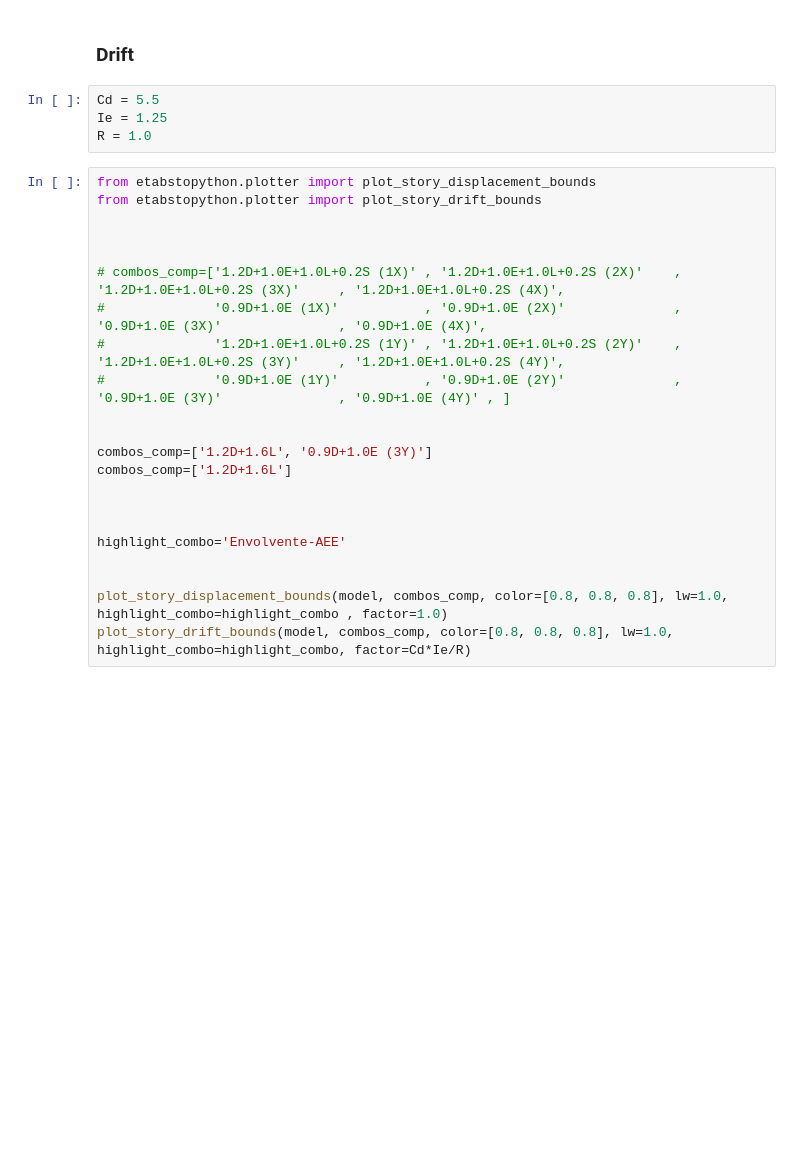
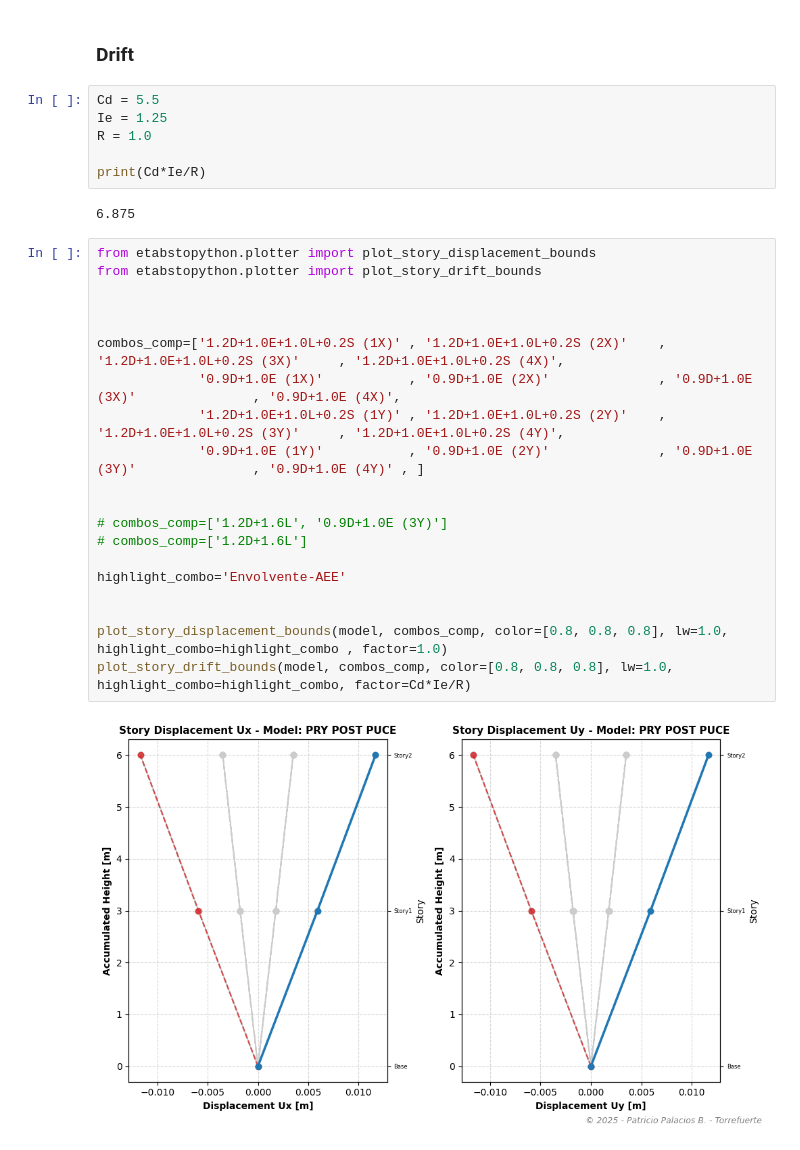
Before and after one commit to ppalacios92/EtabsToPython, a Jupyter notebook: examples/Ex01.ipynb, the cells around one changed output. Saved outputs shown, nothing was run; the diff lists cells and outputs as text; blank space fills up the shorter version.

```diff
--- a/examples/Ex01.ipynb
+++ b/examples/Ex01.ipynb
@@ -38,25 +41,29 @@ plot_structure_3d(model)
 Cd = 5.5
 Ie = 1.25
 R = 1.0
+
+print(Cd*Ie/R)
+# %% [output]
+6.875
 # %%
 from etabstopython.plotter import plot_story_displacement_bounds
 from etabstopython.plotter import plot_story_drift_bounds
 
 
 
-# combos_comp=['1.2D+1.0E+1.0L+0.2S (1X)' , '1.2D+1.0E+1.0L+0.2S (2X)'    , '1.2D+1.0E+1.0L+0.2S (3X)'     , '1.2D+1.0E+1.0L+0.2S (4X)',
-#              '0.9D+1.0E (1X)'           , '0.9D+1.0E (2X)'              , '0.9D+1.0E (3X)'               , '0.9D+1.0E (4X)',
-#              '1.2D+1.0E+1.0L+0.2S (1Y)' , '1.2D+1.0E+1.0L+0.2S (2Y)'    , '1.2D+1.0E+1.0L+0.2S (3Y)'     , '1.2D+1.0E+1.0L+0.2S (4Y)',
-#              '0.9D+1.0E (1Y)'           , '0.9D+1.0E (2Y)'              , '0.9D+1.0E (3Y)'               , '0.9D+1.0E (4Y)' , ]
+combos_comp=['1.2D+1.0E+1.0L+0.2S (1X)' , '1.2D+1.0E+1.0L+0.2S (2X)'    , '1.2D+1.0E+1.0L+0.2S (3X)'     , '1.2D+1.0E+1.0L+0.2S (4X)',
+             '0.9D+1.0E (1X)'           , '0.9D+1.0E (2X)'              , '0.9D+1.0E (3X)'               , '0.9D+1.0E (4X)',
+             '1.2D+1.0E+1.0L+0.2S (1Y)' , '1.2D+1.0E+1.0L+0.2S (2Y)'    , '1.2D+1.0E+1.0L+0.2S (3Y)'     , '1.2D+1.0E+1.0L+0.2S (4Y)',
+             '0.9D+1.0E (1Y)'           , '0.9D+1.0E (2Y)'              , '0.9D+1.0E (3Y)'               , '0.9D+1.0E (4Y)' , ]
 
 
-combos_comp=['1.2D+1.6L', '0.9D+1.0E (3Y)']
-combos_comp=['1.2D+1.6L']
-
-
+# combos_comp=['1.2D+1.6L', '0.9D+1.0E (3Y)']
+# combos_comp=['1.2D+1.6L']
 
 highlight_combo='Envolvente-AEE'
 
 
 plot_story_displacement_bounds(model, combos_comp, color=[0.8, 0.8, 0.8], lw=1.0, highlight_combo=highlight_combo , factor=1.0)
 plot_story_drift_bounds(model, combos_comp, color=[0.8, 0.8, 0.8], lw=1.0, highlight_combo=highlight_combo, factor=Cd*Ie/R)
+# %% [output]
+[figure, added]
```
Also changed, not shown: parts of 3 cells of this notebook, 1 other file.
